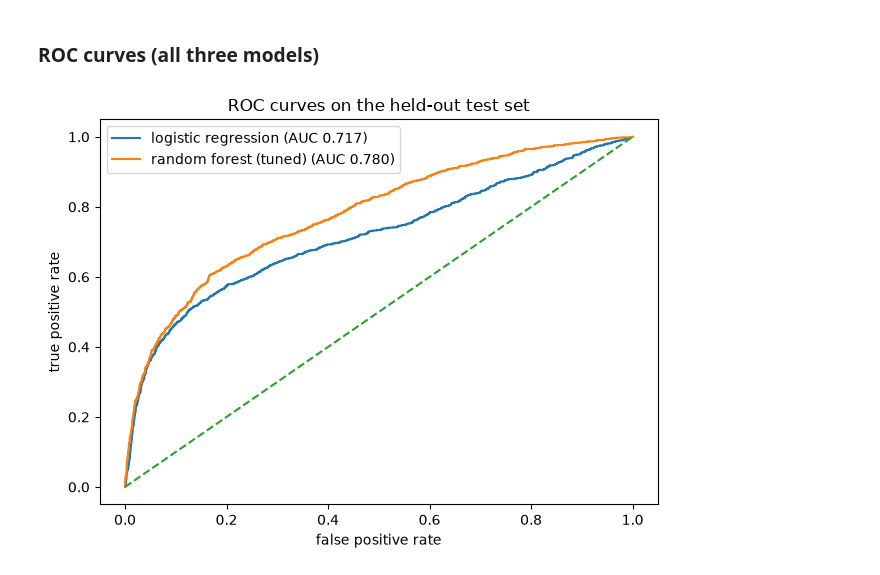
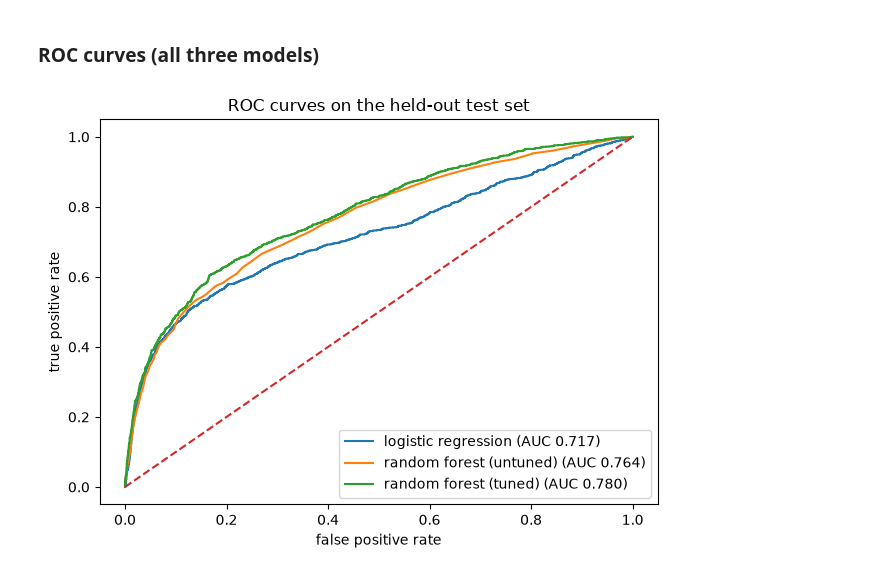
Before and after one commit to intend-dev/applied-machine-learning-credit-card-default, a Jupyter notebook: modeling.ipynb, the cells around one changed output. Drawn from its saved outputs; the diff is of its cells as text; code cells hidden in the pictures.

```diff
--- a/modeling.ipynb
+++ b/modeling.ipynb
@@ -222,20 +254,22 @@ share with negative bill amount: 0.0643
 # %% [markdown]
 ### Baselines and 5-fold CV (ROC AUC)
 # %%
-# --- baselines ---
+# baselines
 from collections import Counter
 majority_class = Counter(y_train).most_common(1)[0][0]
 baseline_acc = (y_train == majority_class).mean()
 print(f"majority class: {majority_class}  baseline train accuracy: {baseline_acc:.4f}")
 
-# --- pipelines (preprocessing inside CV) ---
+# pipelines (preprocessing inside CV)
 lr_pipe = Pipeline([("prep", clone(preprocessor)), ("clf", LogisticRegression(max_iter=1000, random_state=RANDOM_STATE))])
 rf_pipe = Pipeline([("prep", clone(preprocessor)), ("clf", RandomForestClassifier(n_estimators=100, random_state=RANDOM_STATE, n_jobs=-1))])
 
-# --- 5-fold CV ROC AUC on training data ---
+# 5-fold CV ROC AUC on training data (kept for the summary; no re-run there)
+cv_auc = {}
 for name, pipe in [("logistic regression", lr_pipe), ("random forest", rf_pipe)]:
-    scores = cross_val_score(pipe, X_train, y_train, cv=5, scoring="roc_auc")
-    print(f"{name:20s} CV ROC AUC {scores.mean():.4f} +/- {scores.std():.4f}  (folds: {scores.round(4).tolist()})")
+    fold_scores = cross_val_score(pipe, X_train, y_train, cv=5, scoring="roc_auc")
+    cv_auc[name] = fold_scores
+    print(f"{name:20s} CV ROC AUC {fold_scores.mean():.4f} +/- {fold_scores.std():.4f}  (folds: {fold_scores.round(4).tolist()})")
 # %% [output]
 majority class: 0  baseline train accuracy: 0.7788
 logistic regression  CV ROC AUC 0.7266 +/- 0.0084  (folds: [0.7342, 0.7261, 0.7151, 0.72, 0.7374])
@@ -493,22 +530,28 @@ feature    coef    abs
 # %% [markdown]
 ### ROC curves (all three models)
 # %%
-# --- draw ROC curves once: LR, untuned RF, tuned RF ---
-fit_rf = grid.best_estimator_.fit(X_train, y_train)
+# draw ROC curves once: LR, untuned RF, tuned RF
+# LR was fitted on the training set in the coefficients cell; the untuned RF is fitted here (training set only);
+# Tuned RF is the fitted grid winner
+rf_plain = clone(rf_pipe).fit(X_train, y_train)
 probs = {
-    "logistic regression": lr_pipe.fit(X_train, y_train).predict_proba(X_test)[:, 1],
-    "random forest (tuned)": fit_rf.predict_proba(X_test)[:, 1],
+    "logistic regression": lr_pipe.predict_proba(X_test)[:, 1],
+    "random forest (untuned)": rf_plain.predict_proba(X_test)[:, 1],
+    "random forest (tuned)": best_rf.predict_proba(X_test)[:, 1],
+
 }
 fig, ax = plt.subplots()
 for name, prob in probs.items():
     fpr, tpr, _ = roc_curve(y_test, prob)
     ax.plot(fpr, tpr, label=f"{name} (AUC {roc_auc_score(y_test, prob):.3f})")
 ax.plot([0, 1], [0, 1], linestyle="--")
 ax.set_xlabel("false positive rate")
 ax.set_ylabel("true positive rate")
 ax.set_title("ROC curves on the held-out test set")
 ax.legend()
+
 plt.tight_layout()
+plt.savefig("figures/figure-2-roc-curves.png", dpi=110, bbox_inches="tight")
 plt.show()
 # %% [output]
-[figure, old version]
+[figure, new version]
```
Also changed, not shown: parts of 29 cells of this notebook, 2 other files.
